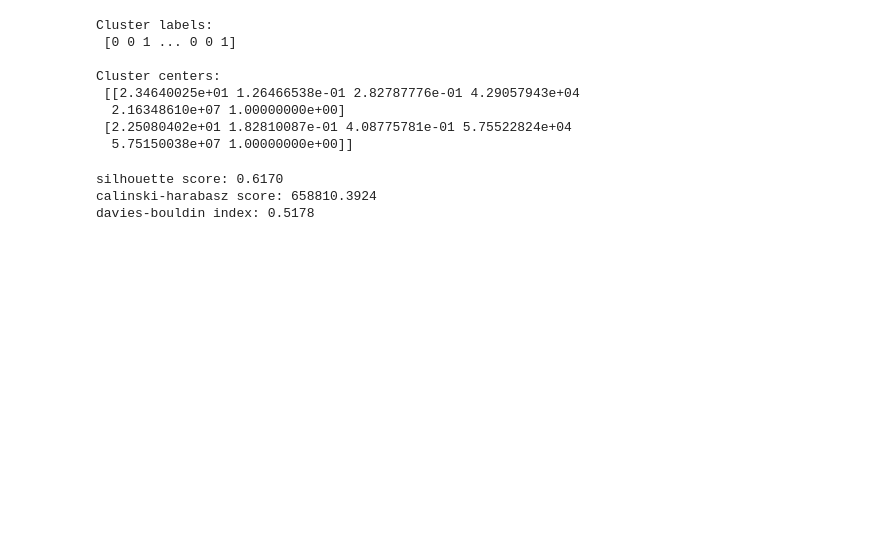
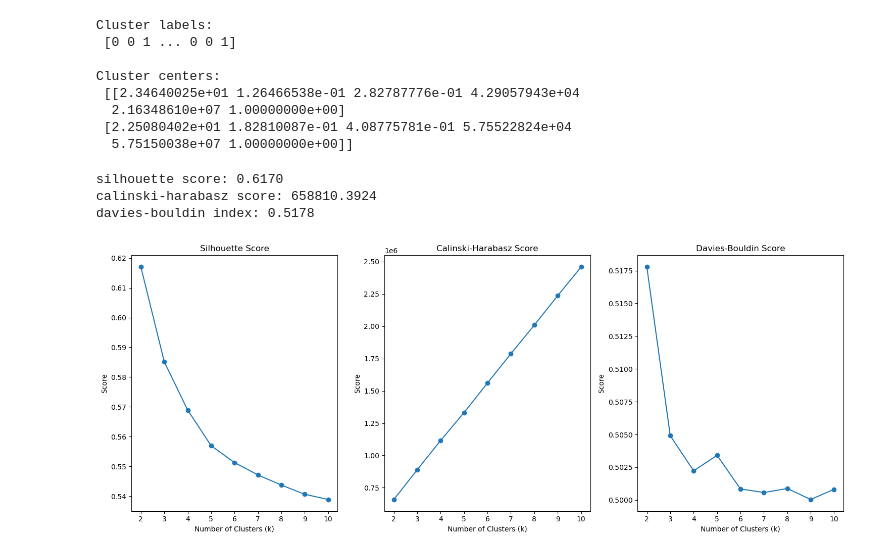
Before and after one commit to bhavika1304/19CSE305_ML-lab-programs, a Jupyter notebook: ml_lab5.ipynb, the cells around one changed output. Drawn from its saved outputs; the diff is of its cells as text; code cells hidden in the pictures; blank space fills up the shorter version.

```diff
--- a/ml_lab5.ipynb
+++ b/ml_lab5.ipynb
@@ -192,47 +192,59 @@ davies-bouldin index: 0.5178
 # %%
 #QUESTION A6
 
 import matplotlib.pyplot as plt
+from sklearn.cluster import KMeans
+from sklearn.metrics import silhouette_score, calinski_harabasz_score, davies_bouldin_score
+import numpy as np
 
-k_range = range(2, 6)  #k from 2 to 5
+# Assuming X_train is a NumPy array
+k_values = range(2, 11)  # Cluster values from 2 to 10
+
+# Lists to store the scores
 silhouette_scores = []
 calinski_harabasz_scores = []
 davies_bouldin_scores = []
 
-for k in k_range:
-    kmeans = KMeans(n_clusters=k, random_state=42, n_init="auto").fit(X_train)
-    labels = kmeans.labels_
+for k in k_values:
+    kmeans = KMeans(n_clusters=k, random_state=42, n_init=10)
+    kmeans.fit(X_train)
+    clusters = kmeans.labels_
 
-    silhouette_avg = silhouette_score(X_train, labels)
-    calinski_harabasz_avg = calinski_harabasz_score(X_train, labels)
-    davies_bouldin_avg = davies_bouldin_score(X_train, labels)
+    # Calculate the scores
+    silhouette_avg = silhouette_score(X_train, clusters)
+    calinski_harabasz_avg = calinski_harabasz_score(X_train, clusters)
+    davies_bouldin_avg = davies_bouldin_score(X_train, clusters)
 
+    # Append the scores to the lists
     silhouette_scores.append(silhouette_avg)
     calinski_harabasz_scores.append(calinski_harabasz_avg)
     davies_bouldin_scores.append(davies_bouldin_avg)
 
-plt.figure(figsize=(18, 5))
+# Plotting the scores
+plt.figure(figsize=(15, 6))
 
 plt.subplot(1, 3, 1)
-plt.plot(k_range, silhouette_scores, marker='o')
-plt.title('Silhouette Score vs k')
-plt.xlabel('Number of clusters (k)')
-plt.ylabel('Silhouette Score')
+plt.plot(k_values, silhouette_scores, marker='o')
+plt.title('Silhouette Score')
+plt.xlabel('Number of Clusters (k)')
+plt.ylabel('Score')
 
 plt.subplot(1, 3, 2)
-plt.plot(k_range, calinski_harabasz_scores, marker='o')
-plt.title('Calinski-Harabasz Score vs k')
-plt.xlabel('Number of clusters (k)')
-plt.ylabel('Calinski-Harabasz Score')
+plt.plot(k_values, calinski_harabasz_scores, marker='o')
+plt.title('Calinski-Harabasz Score')
+plt.xlabel('Number of Clusters (k)')
+plt.ylabel('Score')
 
 plt.subplot(1, 3, 3)
-plt.plot(k_range, davies_bouldin_scores, marker='o')
-plt.title('Davies-Bouldin Index vs k')
-plt.xlabel('Number of clusters (k)')
-plt.ylabel('Davies-Bouldin Index')
+plt.plot(k_values, davies_bouldin_scores, marker='o')
+plt.title('Davies-Bouldin Score')
+plt.xlabel('Number of Clusters (k)')
+plt.ylabel('Score')
 
 plt.tight_layout()
 plt.show()
+# %% [output]
+[figure, added]
 # %%
 #QUESTION A7
 
```
Also changed, not shown: parts of 1 cell of this notebook.
